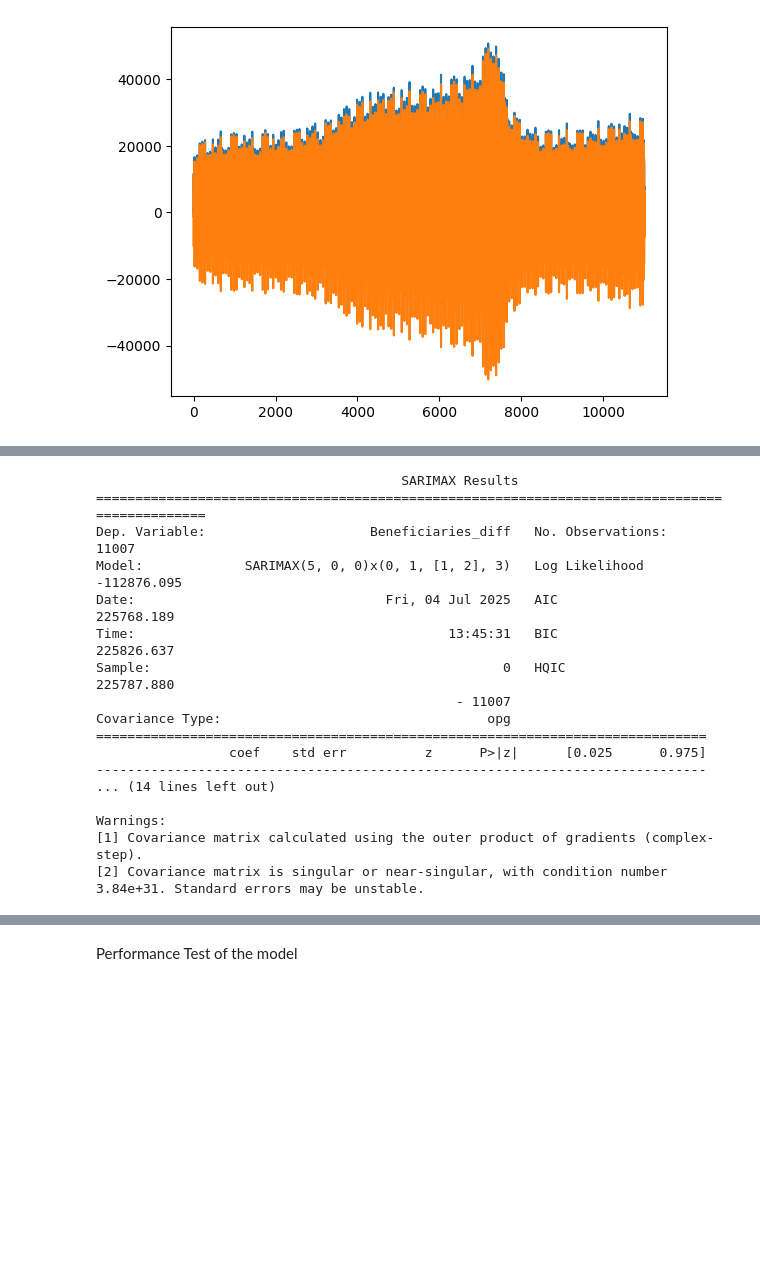
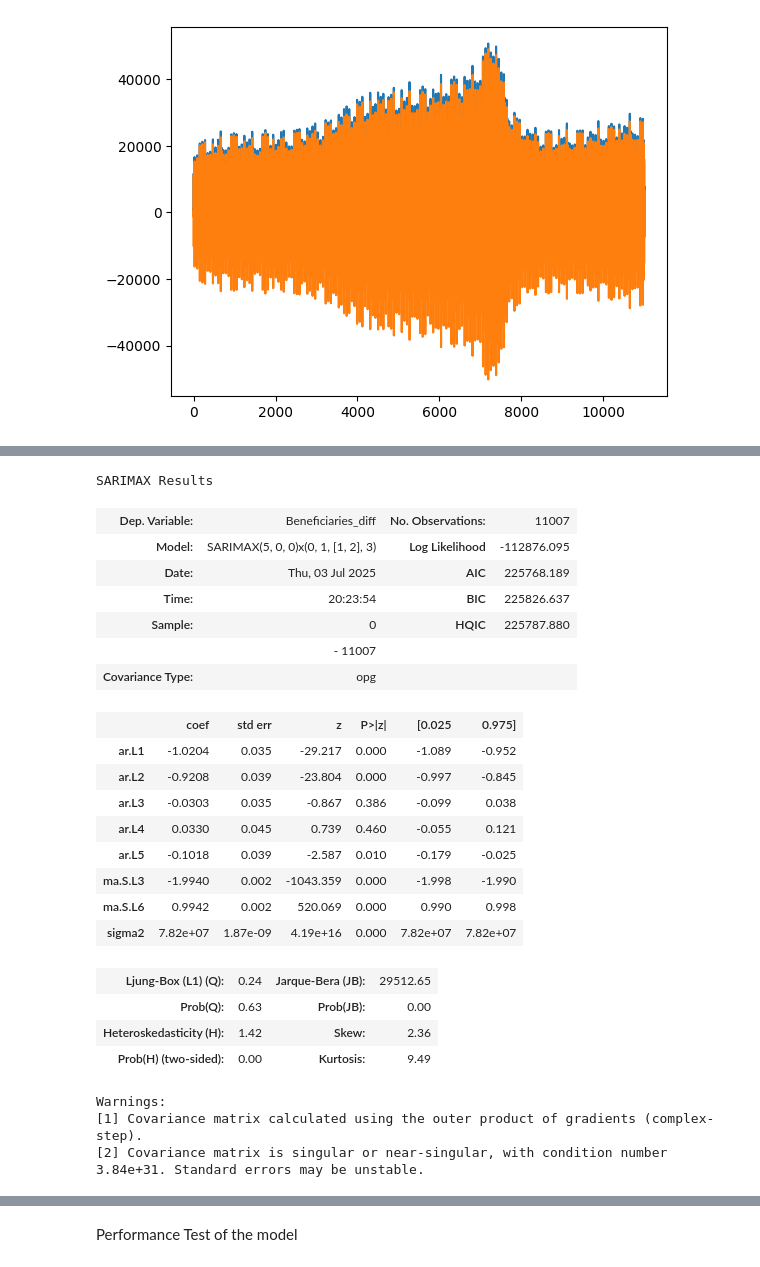
Before and after one commit to Aditya-Sachan-Git/Unemployed-Insurance-Beneficiary-Forecasting, a Jupyter notebook: Project Executable Files/Python Notebook/Fin_my.ipynb, the cells around one changed output, grey strips where cells are left out. Saved outputs shown, nothing was run; the diff lists cells and outputs as text; code cells hidden in the pictures; blank space fills up the shorter version.

```diff
--- a/Project Executable Files/Python Notebook/Fin_my.ipynb
+++ b/Project Executable Files/Python Notebook/Fin_my.ipynb
@@ -207,26 +211,33 @@ Warnings:
 # %%
 #SARIMA
 model=SARIMAX(train['Beneficiaries_diff'].dropna(),order=(5,0,0),seasonal_order=(0,1,2,3))
 model_sarima=model.fit()
-print(model_sarima.summary())
+model_sarima.summary()
 # %% [output]
-                                       SARIMAX Results
-==============================================================================================
-Dep. Variable:                     Beneficiaries_diff   No. Observations:                11007
-Model:             SARIMAX(5, 0, 0)x(0, 1, [1, 2], 3)   Log Likelihood             -112876.095
-Date:                                Fri, 04 Jul 2025   AIC                         225768.189
-Time:                                        13:45:31   BIC                         225826.637
-Sample:                                             0   HQIC                        225787.880
-                                              - 11007
-Covariance Type:                                  opg
-==============================================================================
-                 coef    std err          z      P>|z|      [0.025      0.975]
-------------------------------------------------------------------------------
-... (14 lines left out)
-
-Warnings:
-[1] Covariance matrix calculated using the outer product of gradients (complex-step).
-[2] Covariance matrix is singular or near-singular, with condition number 3.84e+31. Standard errors may be unstable.
+SARIMAX Results
+| Dep. Variable: | Beneficiaries_diff | No. Observations: | 11007 |
+| Model: | SARIMAX(5, 0, 0)x(0, 1, [1, 2], 3) | Log Likelihood | -112876.095 |
+| Date: | Thu, 03 Jul 2025 | AIC | 225768.189 |
+| Time: | 20:23:54 | BIC | 225826.637 |
+| Sample: | 0 | HQIC | 225787.880 |
+|  | - 11007 |  |  |
+| Covariance Type: | opg |  |  |
+|  | coef | std err | z | P>|z| | [0.025 | 0.975] |
+| ar.L1 | -1.0204 | 0.035 | -29.217 | 0.000 | -1.089 | -0.952 |
+| ar.L2 | -0.9208 | 0.039 | -23.804 | 0.000 | -0.997 | -0.845 |
+| ar.L3 | -0.0303 | 0.035 | -0.867 | 0.386 | -0.099 | 0.038 |
+| ar.L4 | 0.0330 | 0.045 | 0.739 | 0.460 | -0.055 | 0.121 |
+| ar.L5 | -0.1018 | 0.039 | -2.587 | 0.010 | -0.179 | -0.025 |
+| ma.S.L3 | -1.9940 | 0.002 | -1043.359 | 0.000 | -1.998 | -1.990 |
+| ma.S.L6 | 0.9942 | 0.002 | 520.069 | 0.000 | 0.990 | 0.998 |
+| sigma2 | 7.82e+07 | 1.87e-09 | 4.19e+16 | 0.000 | 7.82e+07 | 7.82e+07 |
+| Ljung-Box (L1) (Q): | 0.24 | Jarque-Bera (JB): | 29512.65 |
+| Prob(Q): | 0.63 | Prob(JB): | 0.00 |
+| Heteroskedasticity (H): | 1.42 | Skew: | 2.36 |
+| Prob(H) (two-sided): | 0.00 | Kurtosis: | 9.49 |
+Warnings:
+[1] Covariance matrix calculated using the outer product of gradients (complex-step).
+[2] Covariance matrix is singular or near-singular, with condition number 3.84e+31. Standard errors may be unstable.
 # %%
 #Auto Regression
 model_ar=AutoReg(train['Beneficiaries_diff'].dropna(), lags=10).fit()
```
Also changed, not shown: parts of 9 cells of this notebook.
